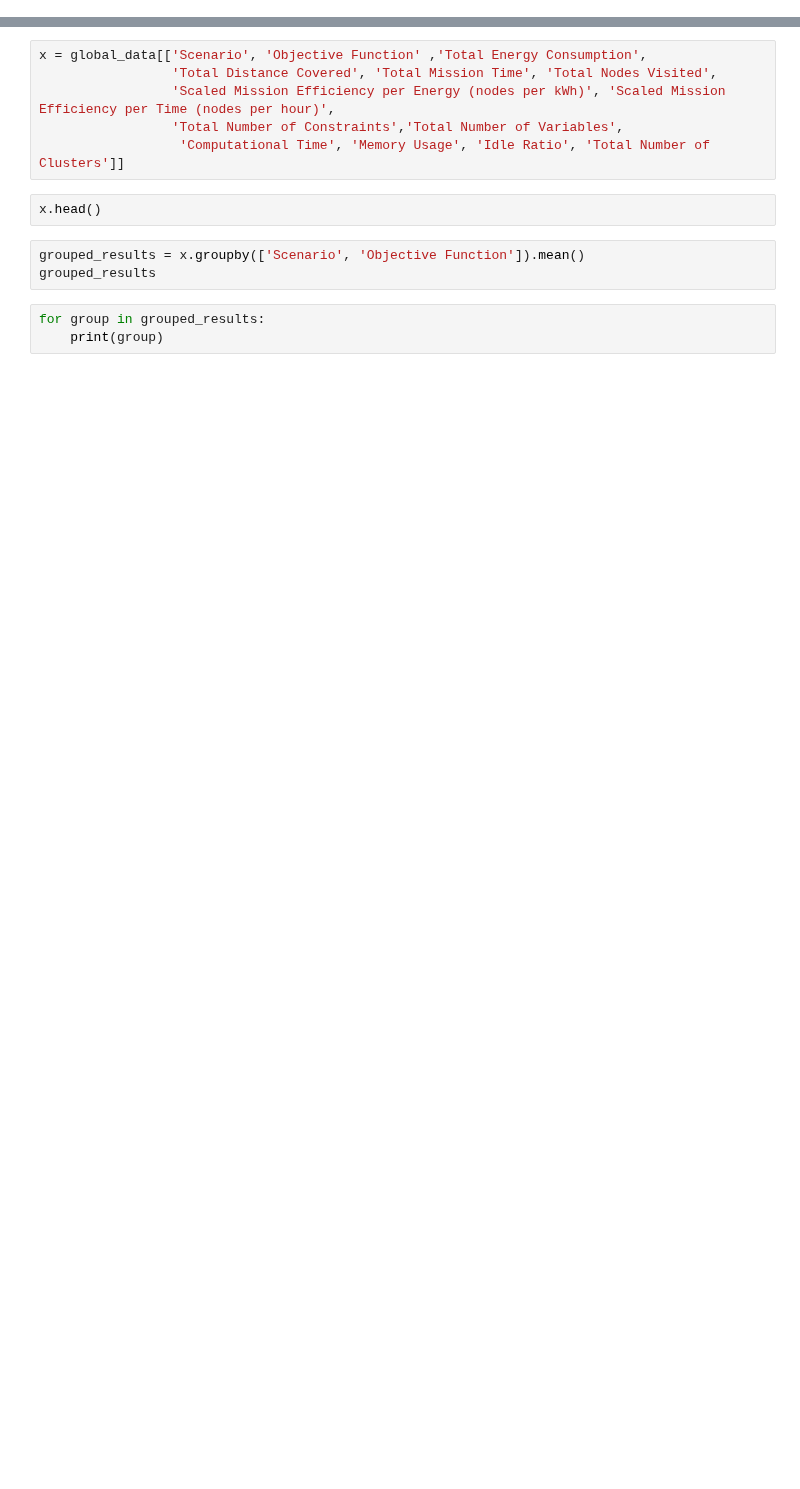
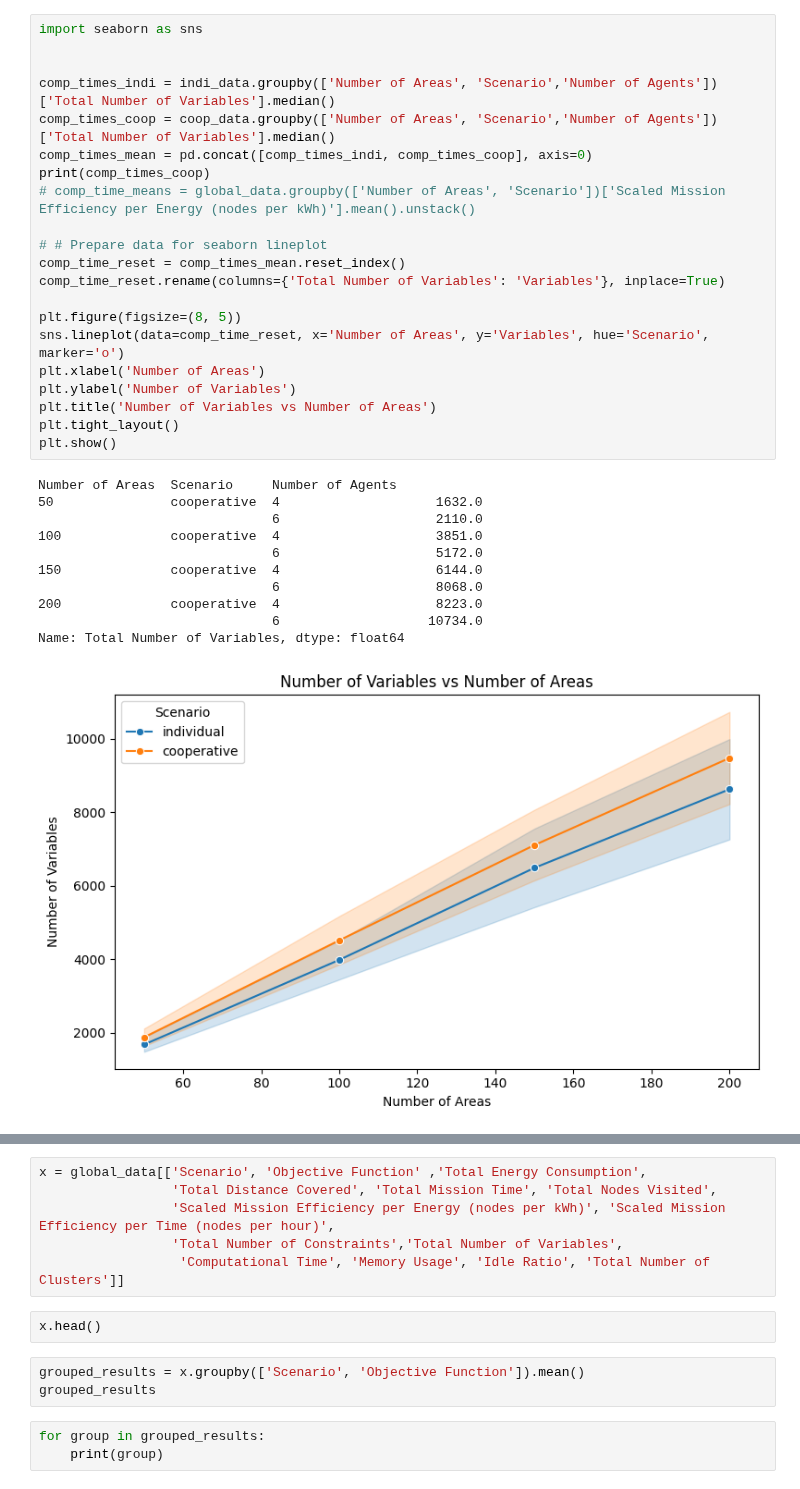
Before and after one commit to icsa-hua/MvmTSP-MD, a Jupyter notebook: gather_results.ipynb, the cells around one changed output, grey strips where cells are left out. Drawn from its saved outputs; the diff is of its cells as text; blank space fills up the shorter version.

```diff
--- a/gather_results.ipynb
+++ b/gather_results.ipynb
@@ -7,0 +211,33 @@ results_dir= os.path.join(assets_dir, "results/global_results")
+# %%
+import seaborn as sns
+
+
+comp_times_indi = indi_data.groupby(['Number of Areas', 'Scenario','Number of Agents'])['Total Number of Variables'].median()
+comp_times_coop = coop_data.groupby(['Number of Areas', 'Scenario','Number of Agents'])['Total Number of Variables'].median()
+comp_times_mean = pd.concat([comp_times_indi, comp_times_coop], axis=0)
+print(comp_times_coop)
+# comp_time_means = global_data.groupby(['Number of Areas', 'Scenario'])['Scaled Mission Efficiency per Energy (nodes per kWh)'].mean().unstack()
+
+# # Prepare data for seaborn lineplot
+comp_time_reset = comp_times_mean.reset_index()
+comp_time_reset.rename(columns={'Total Number of Variables': 'Variables'}, inplace=True)
+
+plt.figure(figsize=(8, 5))
+sns.lineplot(data=comp_time_reset, x='Number of Areas', y='Variables', hue='Scenario', marker='o')
+plt.xlabel('Number of Areas')
+plt.ylabel('Number of Variables')
+plt.title('Number of Variables vs Number of Areas')
+plt.tight_layout()
+plt.show()
+# %% [output]
+Number of Areas  Scenario     Number of Agents
+50               cooperative  4                    1632.0
+                              6                    2110.0
+100              cooperative  4                    3851.0
+                              6                    5172.0
+150              cooperative  4                    6144.0
+                              6                    8068.0
+200              cooperative  4                    8223.0
+                              6                   10734.0
+Name: Total Number of Variables, dtype: float64
+[figure, added]
```
Also changed, not shown: parts of 23 cells of this notebook, 35 other files.
